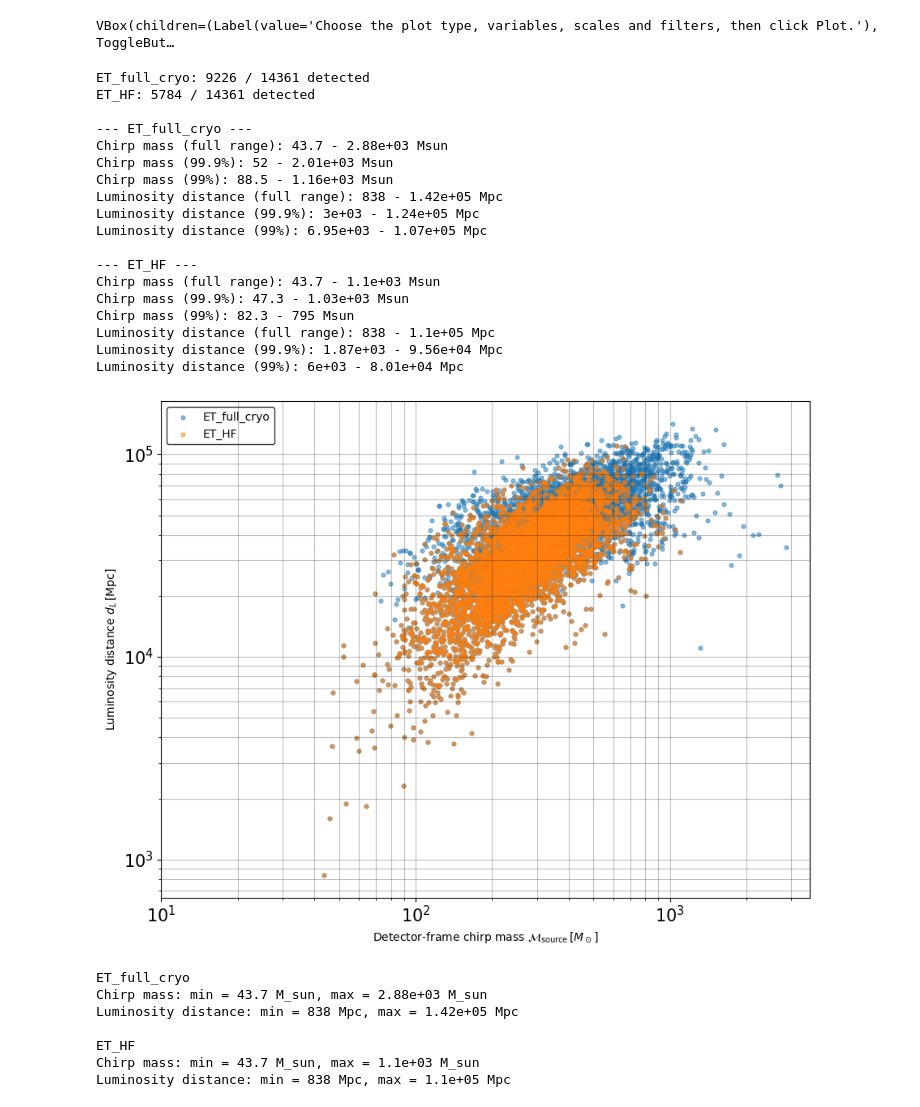
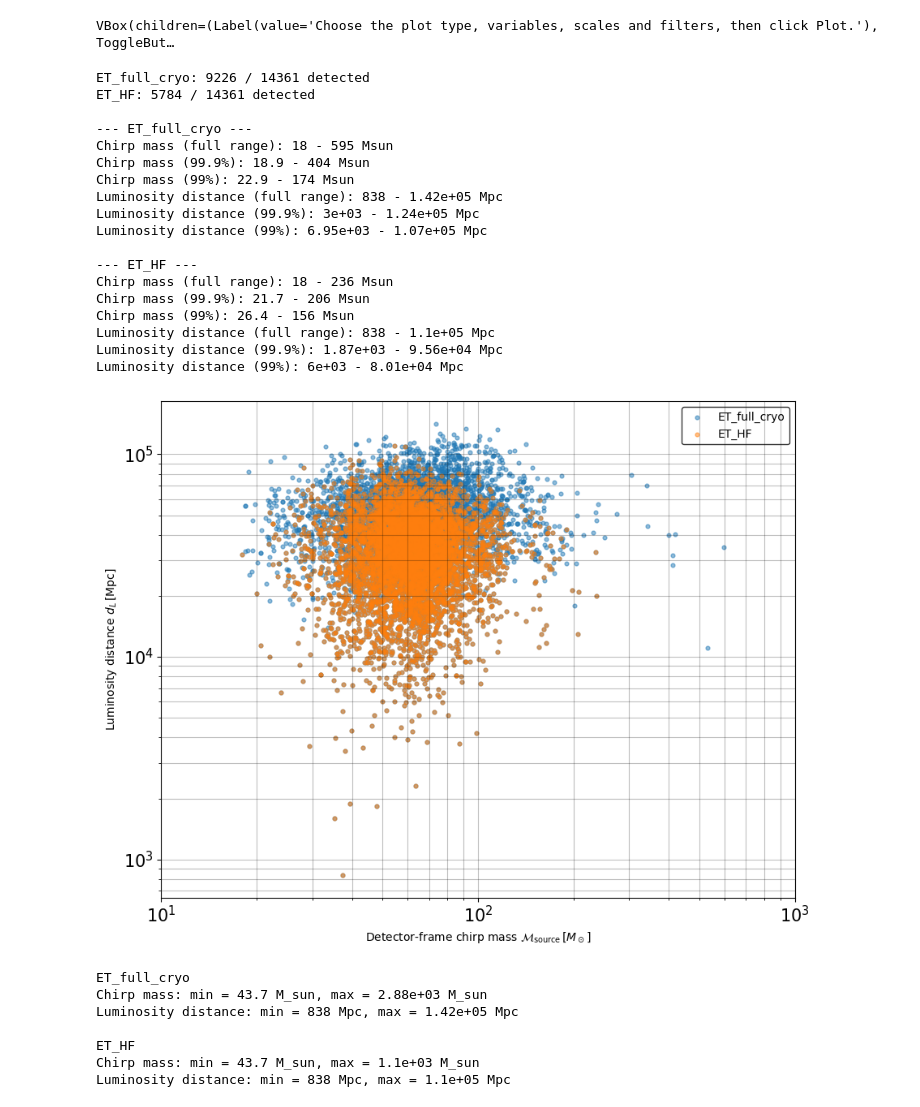
Before and after one commit to Massegolem/ET-Dingo, a Jupyter notebook: usefull_code/mass_range_test/create_imbh_injections.ipynb, the cells around one changed output. Cells and saved outputs as stored; diff of their text form; code cells hidden in the pictures.

```diff
--- a/usefull_code/mass_range_test/create_imbh_injections.ipynb
+++ b/usefull_code/mass_range_test/create_imbh_injections.ipynb
@@ -289,7 +289,7 @@ print(f"{label2}: {len(sel2)} / {len(df2)} detected")
 def print_full_range(df, label):
 
     #conver source to detector fram mass
-    df["chirp_mass_detector"] = df["chirp_mass_source"] * (1 + df["redshift"])
+    df["chirp_mass_detector"] = df["chirp_mass_source"] #* (1 + df["redshift"])
 
     mass_low, mass_high = df["chirp_mass_detector"].min(), df["chirp_mass_detector"].max()
     dl_low, dl_high = df["luminosity_distance"].min(), df["luminosity_distance"].max()
@@ -396,40 +396,40 @@ ax.set_xlabel(
     r"Detector-frame chirp mass $\mathcal{M}_{\rm source}\,[M_\odot]$"
 )
 
 ax.set_ylabel(
     r"Luminosity distance $d_L\,[\mathrm{Mpc}]$"
 )
 
 ax.legend()
 
 ax.grid(
     True,
     which="both",
     alpha=0.25
 )
 
 plt.tight_layout()
 plt.show()
 # %% [output]
 ET_full_cryo: 9226 / 14361 detected
 ET_HF: 5784 / 14361 detected
 
 --- ET_full_cryo ---
-Chirp mass (full range): 43.7 - 2.88e+03 Msun
-Chirp mass (99.9%): 52 - 2.01e+03 Msun
-Chirp mass (99%): 88.5 - 1.16e+03 Msun
+Chirp mass (full range): 18 - 595 Msun
+Chirp mass (99.9%): 18.9 - 404 Msun
+Chirp mass (99%): 22.9 - 174 Msun
 Luminosity distance (full range): 838 - 1.42e+05 Mpc
 Luminosity distance (99.9%): 3e+03 - 1.24e+05 Mpc
 Luminosity distance (99%): 6.95e+03 - 1.07e+05 Mpc
 
 --- ET_HF ---
-Chirp mass (full range): 43.7 - 1.1e+03 Msun
-Chirp mass (99.9%): 47.3 - 1.03e+03 Msun
-Chirp mass (99%): 82.3 - 795 Msun
+Chirp mass (full range): 18 - 236 Msun
+Chirp mass (99.9%): 21.7 - 206 Msun
+Chirp mass (99%): 26.4 - 156 Msun
 Luminosity distance (full range): 838 - 1.1e+05 Mpc
 Luminosity distance (99.9%): 1.87e+03 - 9.56e+04 Mpc
 Luminosity distance (99%): 6e+03 - 8.01e+04 Mpc
-[figure, old version]
+[figure, new version]
 # %%
 for label, selection in [(label1, sel1), (label2, sel2)]:
     print(f"\n{label}")
```
Also changed, not shown: 7 other files.
